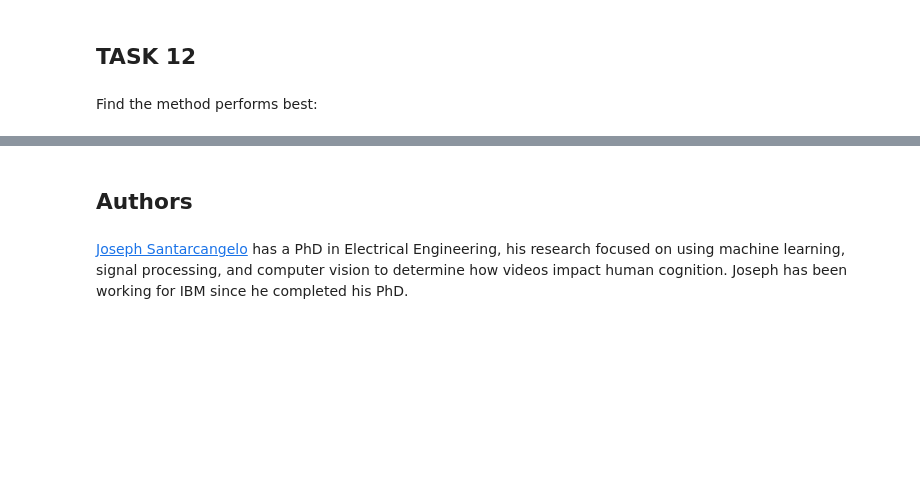
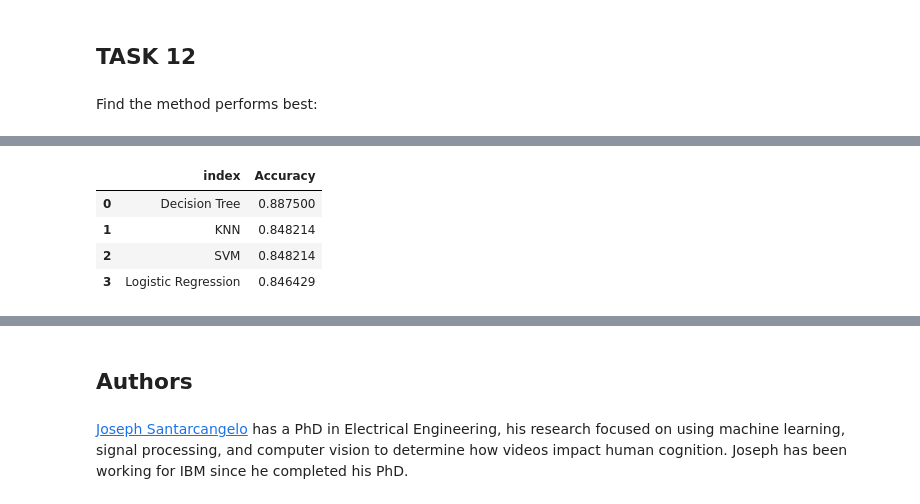
Before and after one commit to iman-mousavinjead/Applied-Data-Science-Capstone, a Jupyter notebook: Week_4: Machine Learning Prediction lab.ipynb, the cells around one changed output, grey strips where cells are left out. Drawn from its saved outputs; the diff is of its cells as text; code cells hidden in the pictures; blank space fills up the shorter version.

```diff
--- a/Week_4: Machine Learning Prediction lab.ipynb
+++ b/Week_4: Machine Learning Prediction lab.ipynb
@@ -358,3 +358,12 @@ algorithm_df
 | KNN | 0.848214 |
 | SVM | 0.848214 |
 | Logistic Regression | 0.846429 |
+# %%
+algorithm_df = algorithm_df.reset_index()
+algorithm_df.head()
+# %% [output]
+|  | index | Accuracy |
+| 0 | Decision Tree | 0.887500 |
+| 1 | KNN | 0.848214 |
+| 2 | SVM | 0.848214 |
+| 3 | Logistic Regression | 0.846429 |
```
Also changed, not shown: parts of 8 cells of this notebook.
